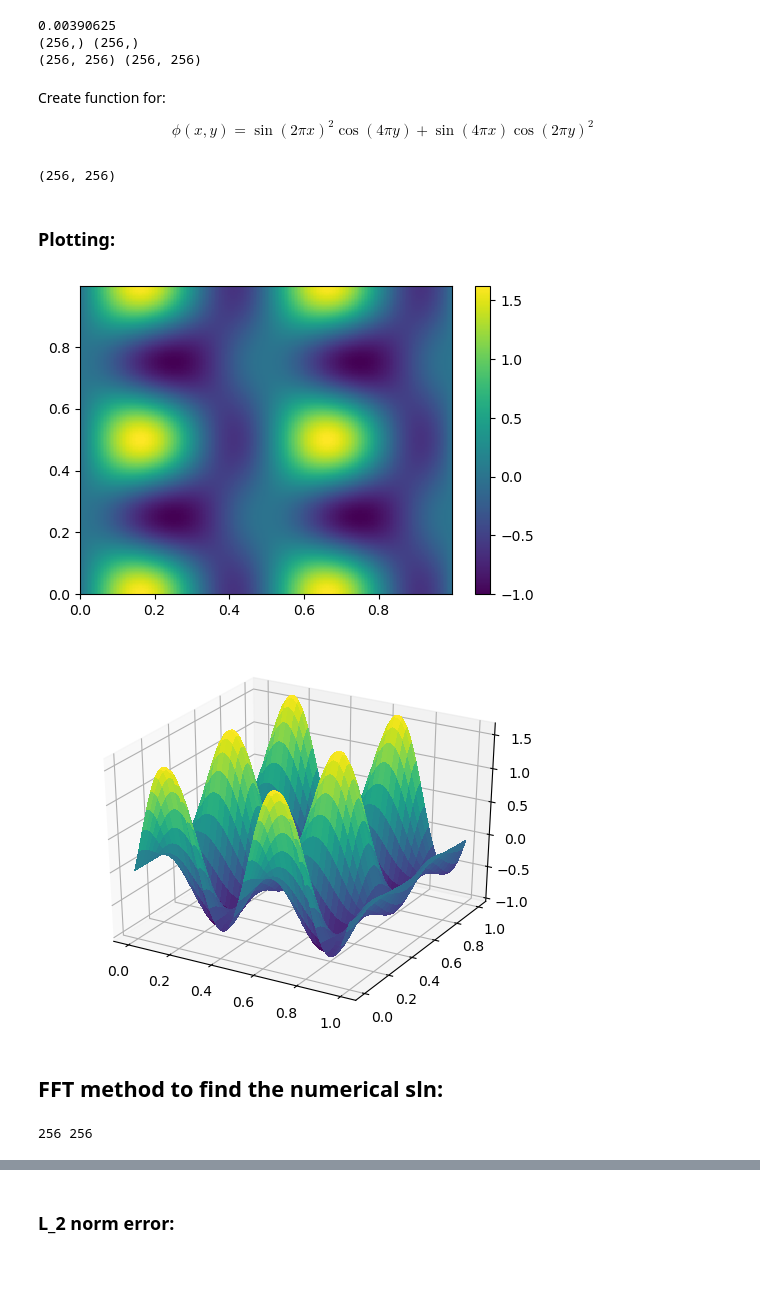
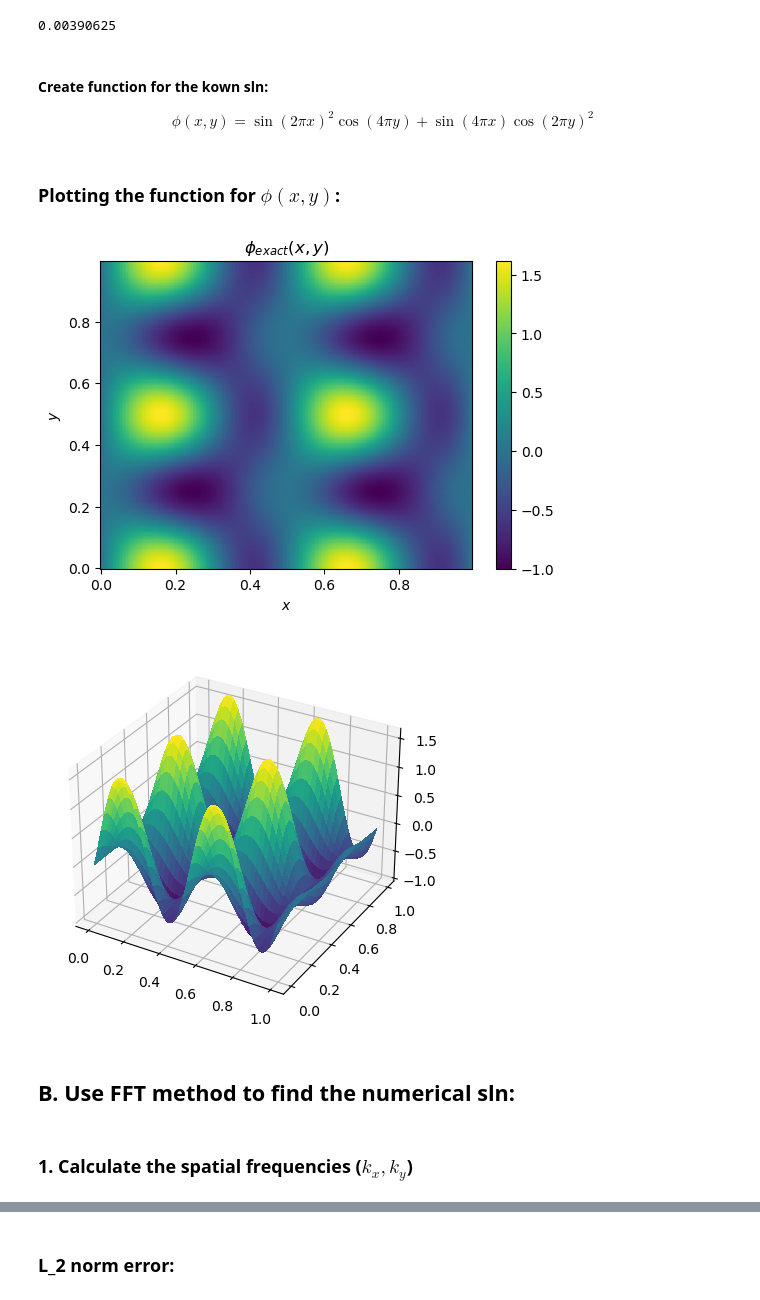
Before and after one commit to wbandabarragan/computational-physics-2, a Jupyter notebook: unit-3/310-PDE-FFT-elliptic-equations.ipynb, the cells around one changed output, grey strips where cells are left out. Drawn from its saved outputs; the diff is of its cells as text; code cells hidden in the pictures; blank space fills up the shorter version.

```diff
--- a/unit-3/310-PDE-FFT-elliptic-equations.ipynb
+++ b/unit-3/310-PDE-FFT-elliptic-equations.ipynb
@@ -20,8 +20,8 @@ import matplotlib.pyplot as plt
 # Create an XY grid
 
 # Set number of points
-Nx = 256
-Ny = 256
+nx = 256
+ny = 256
 
 # Min/Max values for the axes
 x_min = 0.
@@ -30,34 +30,37 @@ x_max = 1.
 y_min = 0.
 y_max = 1.
 
-# step sizes
-dx = (x_max - x_min)/Nx
-dy = (y_max - y_min)/Ny
+# Define step sizes
+dx = (x_max - x_min)/nx
+dy = (y_max - y_min)/ny
 
 print(dx)
 #print(dy)
-
-# Axes:
-x = np.arange(x_min, x_max, dx)
-y = np.arange(y_min, y_max, dy)
-
-print(x.shape, y.shape)
-
-# We create the 2D domain
-X, Y = np.meshgrid(x, y)
-
-print(X.shape, Y.shape)
 # %% [output]
 0.00390625
-(256,) (256,)
-(256, 256) (256, 256)
+# %%
+# Create the axes:
+x = np.arange(x_min, x_max, dx)
+y = np.arange(y_min, y_max, dy)
+
+#print(x.shape, y.shape)
+
+# We create the 2D domain
+x_2d, y_2d = np.meshgrid(x, y)
+
+#print(x_2d.shape, y_2d.shape)
 # %% [markdown]
-Create function for:
+#### Create function for the kown sln:
 
 
 $$\phi(x, y) = \sin(2\pi x)^2\cos(4\pi y) + \sin(4\pi x)\cos(2\pi y)^2$$
 # %%
 def exact_sln(xx, yy):
+    """
+    Function to compute the kown sln.
+    Inputs: xx->x_2d, yy->y_2d
+    Output: exact sln
+    """
 
     phi_exact = (np.sin(2*np.pi*xx)**2)*(np.cos(4*np.pi*yy)) + \
     (np.sin(4*np.pi*xx))*(np.cos(2*np.pi*yy)**2)
@@ -66,44 +69,50 @@ def exact_sln(xx, yy):
 # %%
 # Evaluate the function using our 2D grid
 
-Z_sln = exact_sln(X, Y)
+z_sln = exact_sln(x_2d, y_2d)
 
-print(Z_sln.shape)
+#print(z_sln.shape)
-# %% [output]
-(256, 256)
 # %% [markdown]
-### Plotting:
+### Plotting the function for $\phi(x,y)$:
 # %%
 # Figure environment
 
 plt.figure(figsize=(6,4))
 
-A = plt.pcolor(X, Y, Z_sln)
+surf = plt.pcolor(x_2d, y_2d, z_sln)
 
-plt.colorbar(A)
+plt.colorbar(surf)
+
+plt.xlabel(r"$x$")
+plt.ylabel(r"$y$")
+
+plt.title(r"$\phi_{exact}(x,y)$")
 
 plt.show()
 # %% [output]
-[figure, old version]
+[figure, new version]
 # %%
 from mpl_toolkits.mplot3d import Axes3D
 # %%
 fig, ax = plt.subplots(subplot_kw={"projection": "3d"})
 
 # Plot the surface.
-surf = ax.plot_surface(X, Y, Z_sln, cmap = 'viridis', linewidth=0, antialiased=False)
+surf = ax.plot_surface(x_2d, y_2d, z_sln, \
+     cmap = 'viridis', linewidth=0, antialiased=False)
 
 plt.show()
 # %% [output]
-[figure, old version]
+[figure, new version]
 # %% [markdown]
-## FFT method to find the numerical sln:
+## B. Use FFT method to find the numerical sln:
+# %% [markdown]
+### 1. Calculate the spatial frequencies ($k_x, k_y$)
 # %%
 # Get the spatial frequencies / wavenumbers
 
 k_x = np.fft.fftfreq(x.size)/dx
 k_y = np.fft.fftfreq(y.size)/dy
 
-print(k_x.size, k_y.size)
+#print(k_x.size, k_y.size)
+
+#print(k_x)
-# %% [output]
-256 256
```
Also changed, not shown: parts of 22 cells of this notebook, 1 other file.
